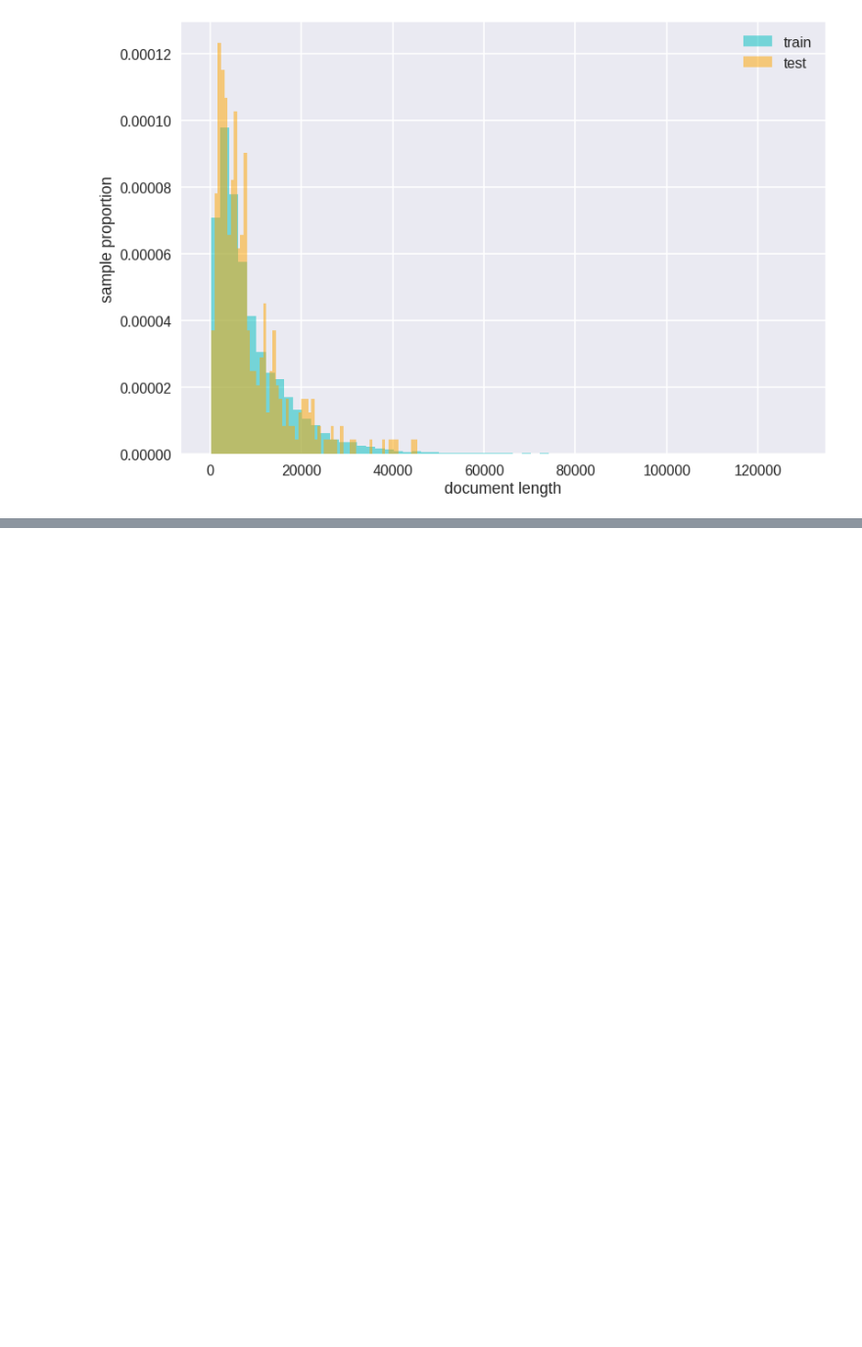
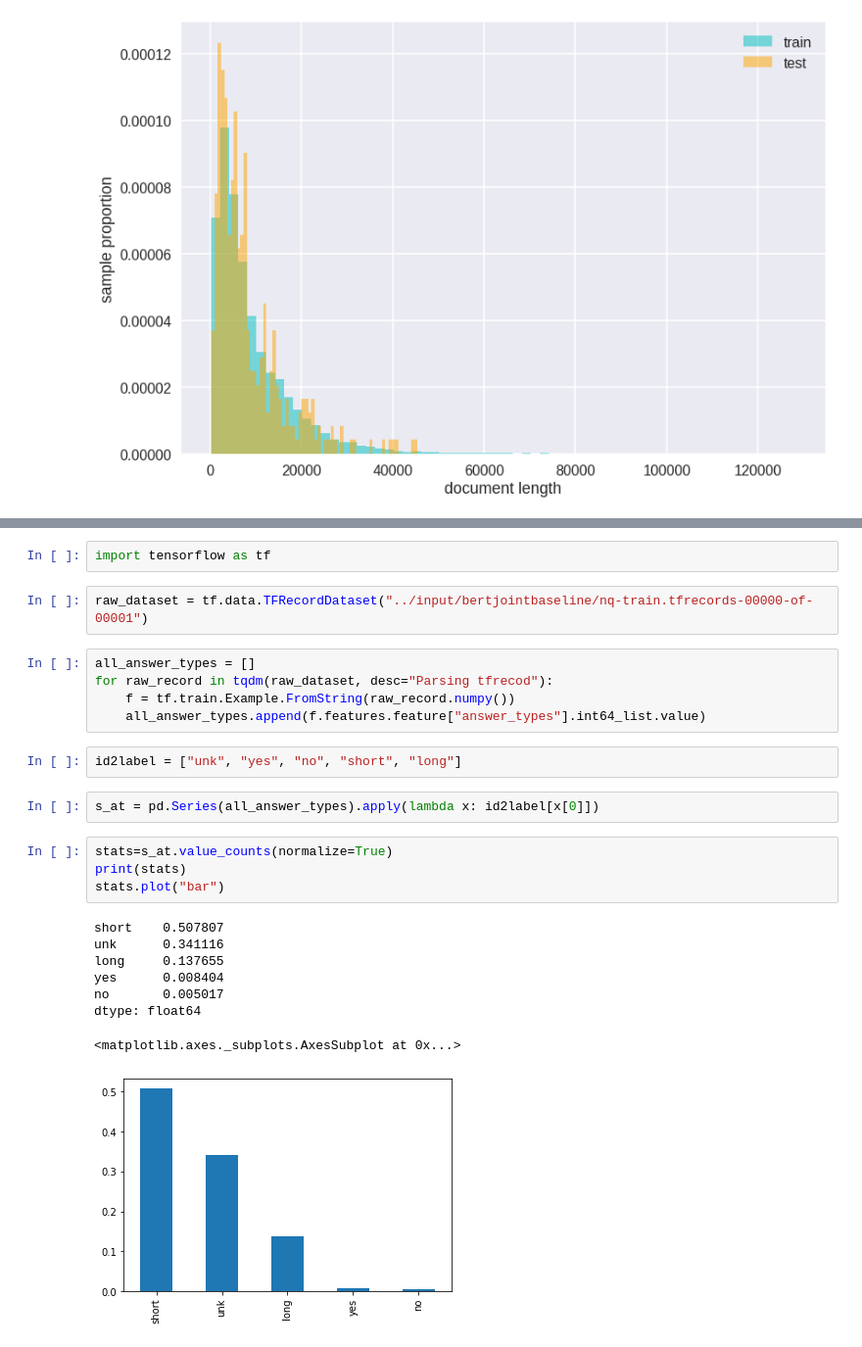
Before and after one commit to mikelkl/TF2-QA, a Jupyter notebook: notebooks/EDA.ipynb, the cells around one changed output, grey strips where cells are left out. Shown: that part at 98% size. Saved outputs shown, nothing was run; the diff lists cells and outputs as text; blank space fills up the shorter version.

Commit message:
feat(TB): add EDA for answer type label

```diff
--- a/notebooks/EDA.ipynb
+++ b/notebooks/EDA.ipynb
@@ -572,0 +577,26 @@ plt.legend()
+# %%
+import tensorflow as tf
+# %%
+raw_dataset = tf.data.TFRecordDataset("../input/bertjointbaseline/nq-train.tfrecords-00000-of-00001")
+# %%
+all_answer_types = []
+for raw_record in tqdm(raw_dataset, desc="Parsing tfrecod"):
+    f = tf.train.Example.FromString(raw_record.numpy())
+    all_answer_types.append(f.features.feature["answer_types"].int64_list.value)
+# %%
+id2label = ["unk", "yes", "no", "short", "long"]
+# %%
+s_at = pd.Series(all_answer_types).apply(lambda x: id2label[x[0]])
+# %%
+stats=s_at.value_counts(normalize=True)
+print(stats)
+stats.plot("bar")
+# %% [output]
+short    0.507807
+unk      0.341116
+long     0.137655
+yes      0.008404
+no       0.005017
+dtype: float64
+<matplotlib.axes._subplots.AxesSubplot at 0x...>
+[figure, added]
```
Also changed, not shown: parts of 2 cells of this notebook.
